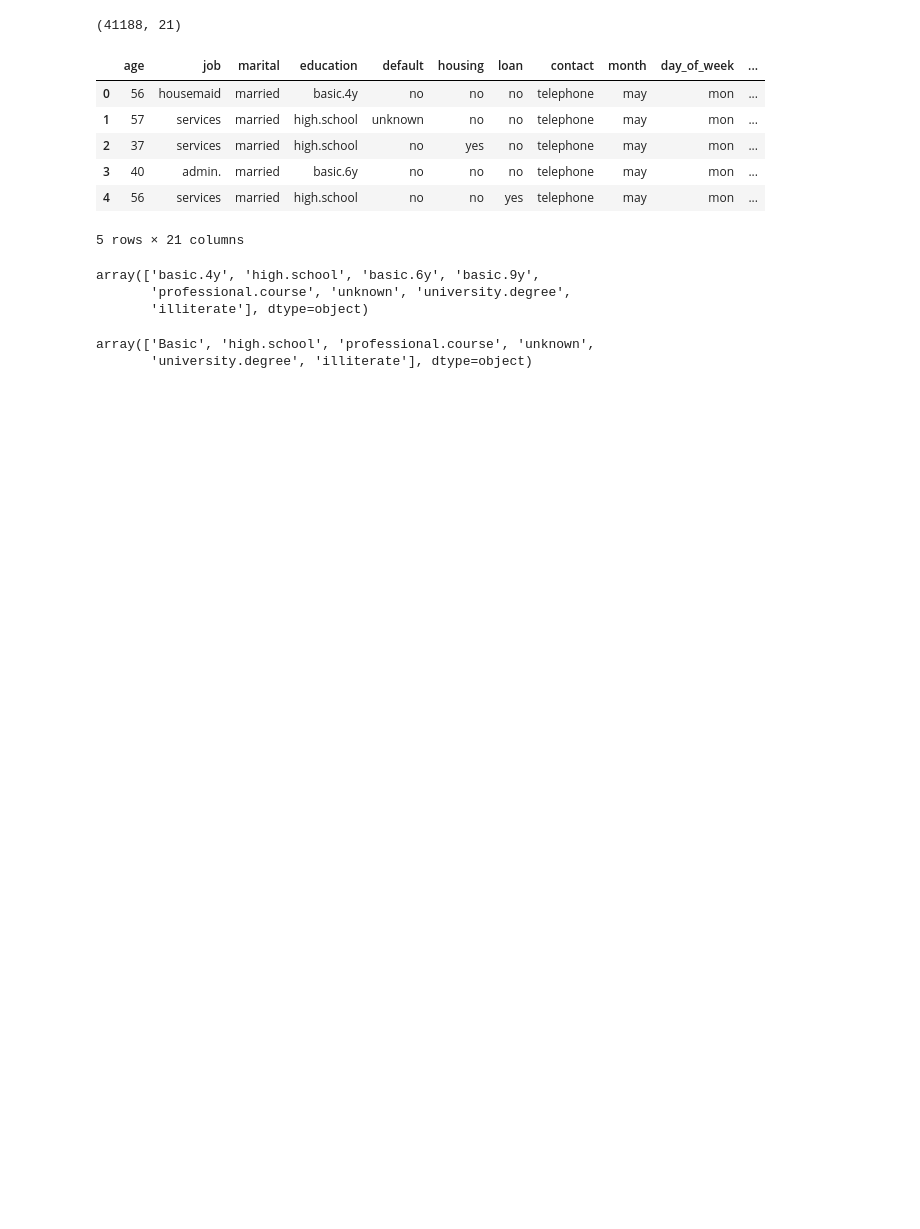
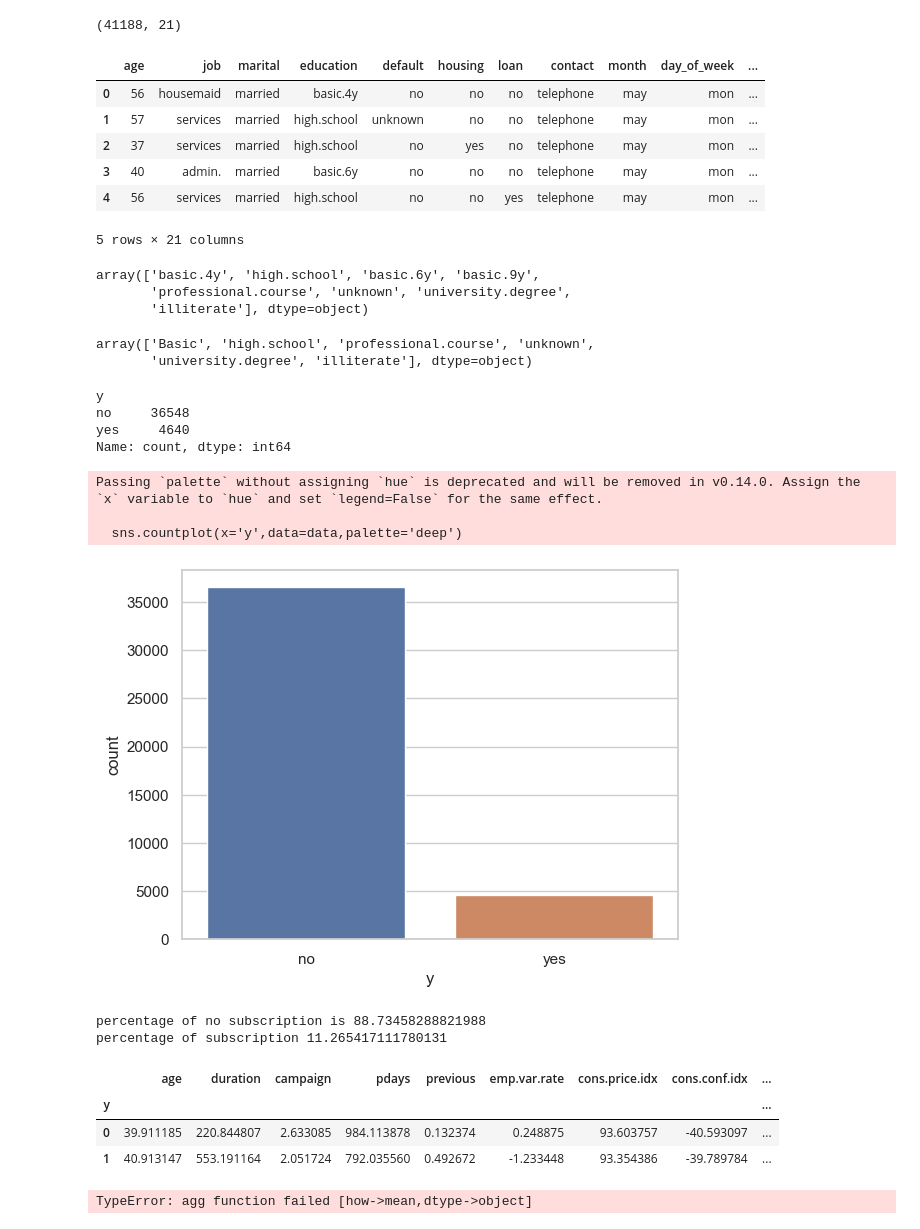
Before and after one commit to Chirag6525/Marketing-Campaigns, a Jupyter notebook: Marketing_campaign.ipynb, the cells around one changed output. Drawn from its saved outputs; the diff is of its cells as text; code cells hidden in the pictures; blank space fills up the shorter version.

Commit message:
Data Exploration

```diff
--- a/Marketing_campaign.ipynb
+++ b/Marketing_campaign.ipynb
@@ -40,3 +40,18 @@ data['education'].unique()
 # %% [output]
 array(['Basic', 'high.school', 'professional.course', 'unknown',
        'university.degree', 'illiterate'], dtype=object)
+# %%
+data['y'].value_counts()
+# %% [output]
+y
+no     36548
+yes     4640
+Name: count, dtype: int64
+# %%
+sns.countplot(x='y',data=data,palette='deep')
+plt.show()
+# %% [output]
+Passing `palette` without assigning `hue` is deprecated and will be removed in v0.14.0. Assign the `x` variable to `hue` and set `legend=False` for the same effect.
+
+  sns.countplot(x='y',data=data,palette='deep')
+[figure, added]
@@ -42,0 +60,22 @@ array(['Basic', 'high.school', 'professional.course', 'unknown',
+# %%
+count_no_sub = len(data[data['y']==0])
+count_sub = len(data[data['y']==1])
+pct_of_no_sub = count_no_sub/(count_no_sub+count_sub)
+print("percentage of no subscription is", pct_of_no_sub*100)
+pct_of_sub = count_sub/(count_no_sub+count_sub)
+print("percentage of subscription", pct_of_sub*100)
+# %% [output]
+percentage of no subscription is 88.73458288821988
+percentage of subscription 11.265417111780131
+# %%
+num_data=data.select_dtypes(include='number')
+num_data.groupby('y').mean()
+# %% [output]
+|  | age | duration | campaign | pdays | previous | emp.var.rate | cons.price.idx | cons.conf.idx | ... |
+| y |  |  |  |  |  |  |  |  | ... |
+| 0 | 39.911185 | 220.844807 | 2.633085 | 984.113878 | 0.132374 | 0.248875 | 93.603757 | -40.593097 | ... |
+| 1 | 40.913147 | 553.191164 | 2.051724 | 792.035560 | 0.492672 | -1.233448 | 93.354386 | -39.789784 | ... |
+# %%
+data.groupby('job').mean()
+# %% [output]
+TypeError: agg function failed [how->mean,dtype->object]
```
Also changed, not shown: parts of 1 cell of this notebook.
